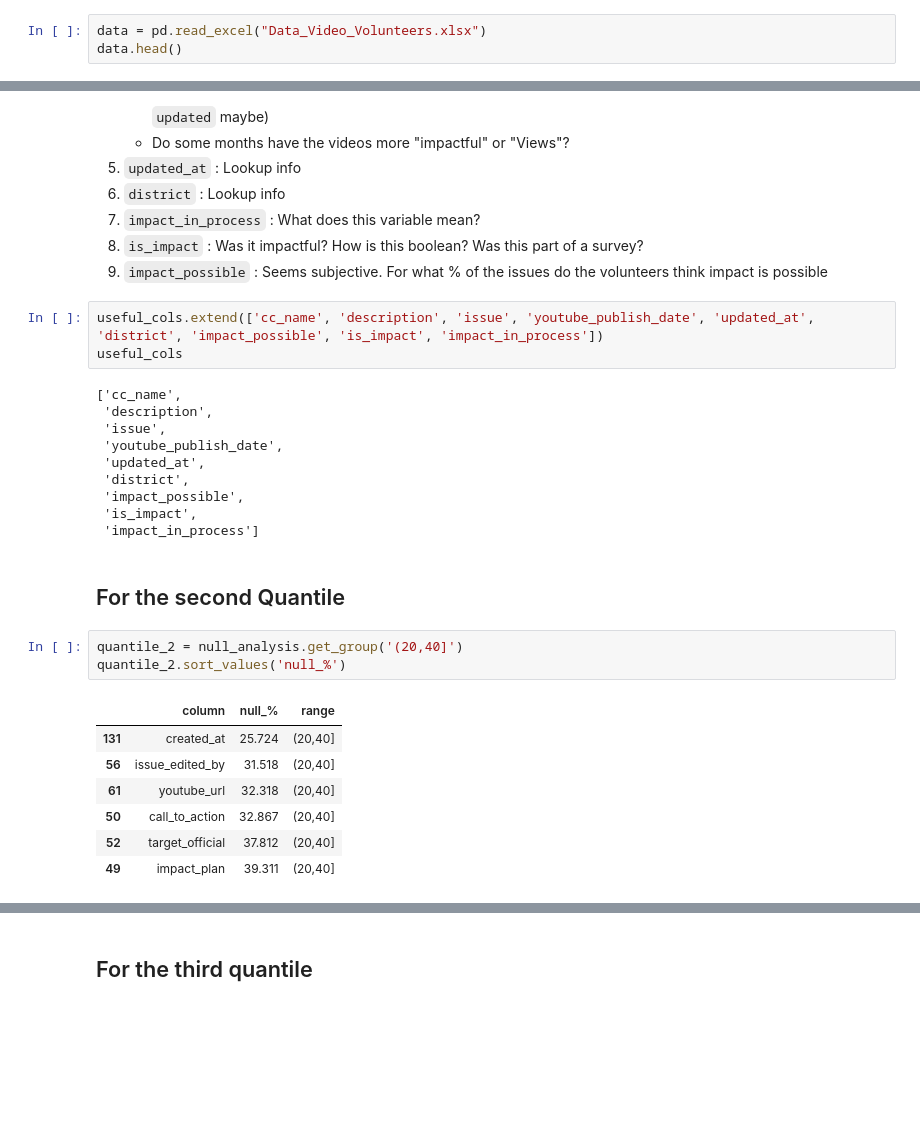
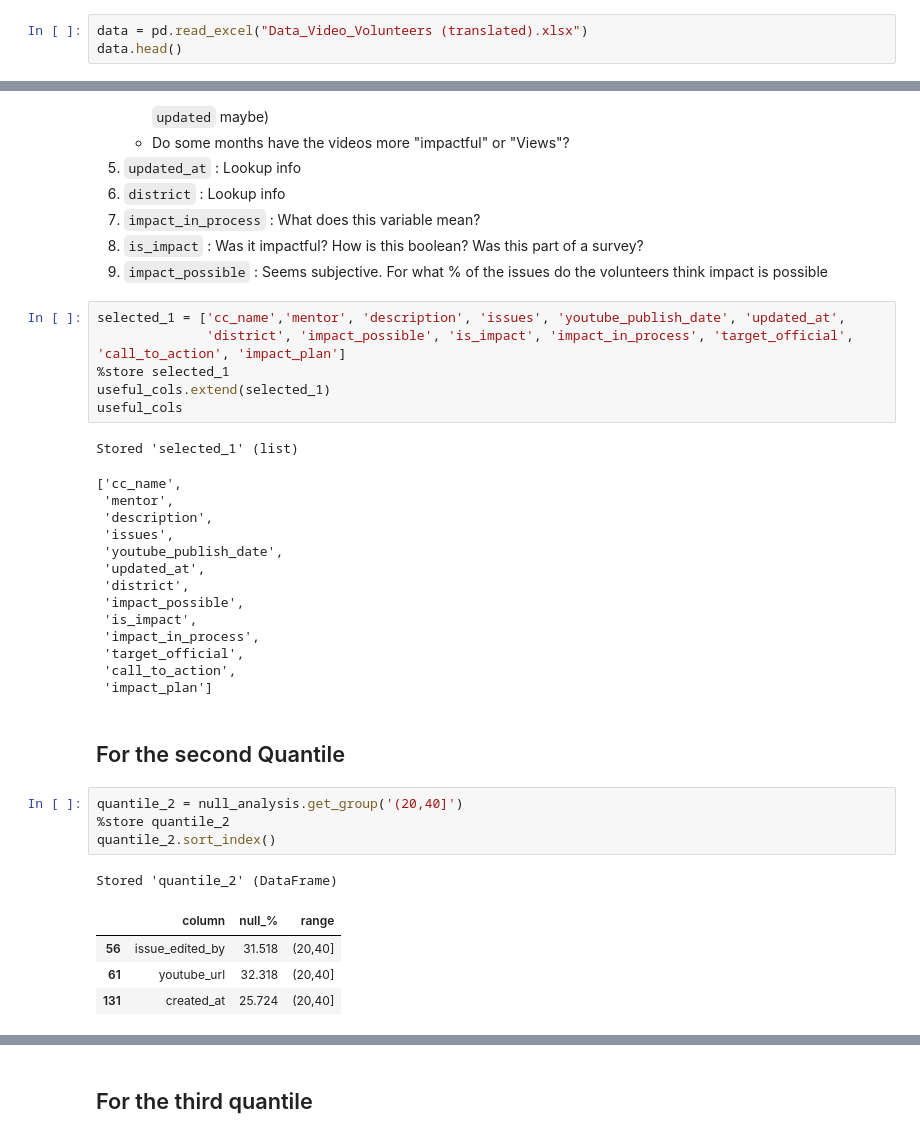
Before and after one commit to mistryishan25/VIZ4SG-Video_Volunteers, a Jupyter notebook: Feature_selection.ipynb, the cells around one changed output, grey strips where cells are left out. Drawn from its saved outputs; the diff is of its cells as text; blank space fills up the shorter version.

```diff
--- a/Feature_selection.ipynb
+++ b/Feature_selection.ipynb
@@ -31,6 +33,6 @@
 # %%
 import pandas as pd
 # %%
-data = pd.read_excel("Data_Video_Volunteers.xlsx")
+data = pd.read_excel("Data_Video_Volunteers (translated).xlsx")
 data.head()
 # %% [output]
@@ -107,29 +107,36 @@ Important ones:
 8. `is_impact` : Was it impactful? How is this boolean? Was this part of a survey?
 9. `impact_possible` : Seems subjective. For what % of the issues do the volunteers think impact is possible
 # %%
-useful_cols.extend(['cc_name', 'description', 'issue', 'youtube_publish_date', 'updated_at', 'district', 'impact_possible', 'is_impact', 'impact_in_process'])
+selected_1 = ['cc_name','mentor', 'description', 'issues', 'youtube_publish_date', 'updated_at',
+              'district', 'impact_possible', 'is_impact', 'impact_in_process', 'target_official', 'call_to_action', 'impact_plan']
+%store selected_1
+useful_cols.extend(selected_1)
 useful_cols
 # %% [output]
-['cc_name',
- 'description',
- 'issue',
- 'youtube_publish_date',
- 'updated_at',
- 'district',
- 'impact_possible',
- 'is_impact',
- 'impact_in_process']
+Stored 'selected_1' (list)
+['cc_name',
+ 'mentor',
+ 'description',
+ 'issues',
+ 'youtube_publish_date',
+ 'updated_at',
+ 'district',
+ 'impact_possible',
+ 'is_impact',
+ 'impact_in_process',
+ 'target_official',
+ 'call_to_action',
+ 'impact_plan']
 # %% [markdown]
 ## For the second Quantile
 # %%
 quantile_2 = null_analysis.get_group('(20,40]')
-quantile_2.sort_values('null_%')
+%store quantile_2
+quantile_2.sort_index()
 # %% [output]
+Stored 'quantile_2' (DataFrame)
 |  | column | null_% | range |
-| 131 | created_at | 25.724 | (20,40] |
 | 56 | issue_edited_by | 31.518 | (20,40] |
 | 61 | youtube_url | 32.318 | (20,40] |
-| 50 | call_to_action | 32.867 | (20,40] |
-| 52 | target_official | 37.812 | (20,40] |
-| 49 | impact_plan | 39.311 | (20,40] |
+| 131 | created_at | 25.724 | (20,40] |
 # %% [markdown]
```
Also changed, not shown: parts of 16 cells of this notebook, 1 other file.
